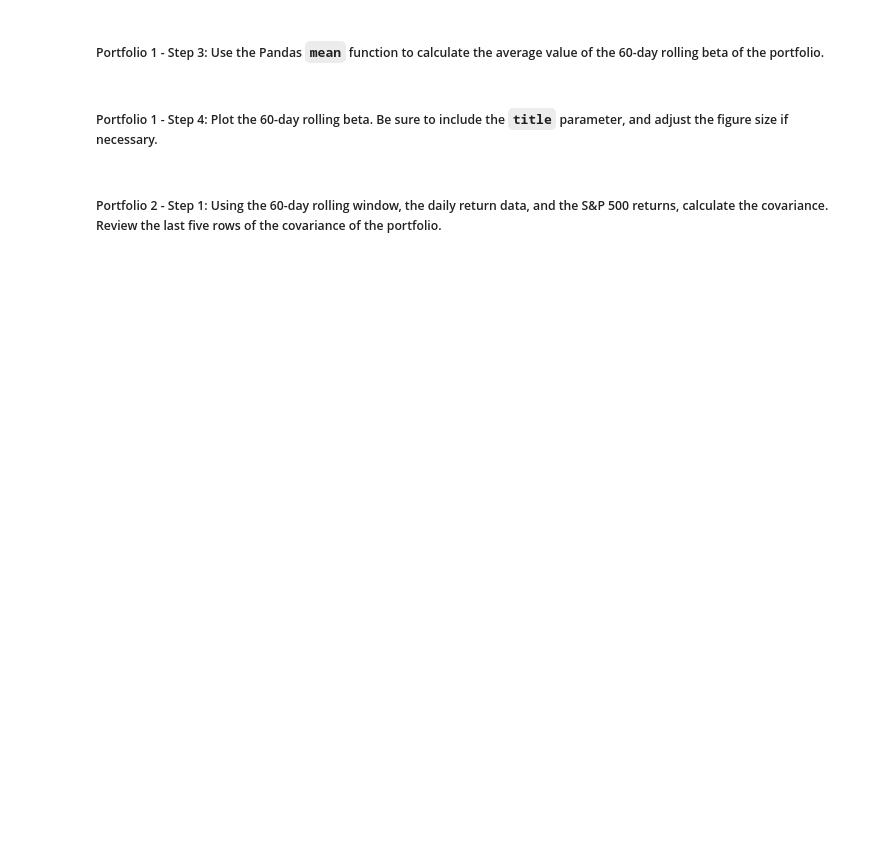
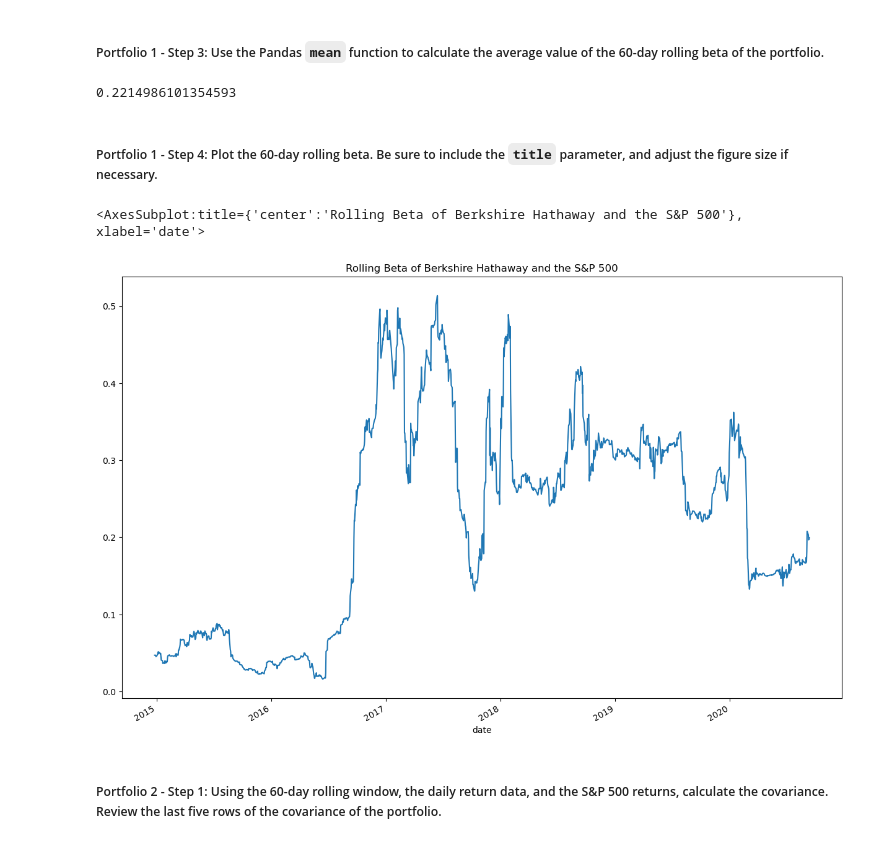
Before and after one commit to brianwander/Quantitative_Analysis, a Jupyter notebook: risk_return_analysis.ipynb, the cells around one changed output. Saved outputs shown, nothing was run; the diff lists cells and outputs as text; code cells hidden in the pictures; blank space fills up the shorter version.

Commit message:
Calculated Beta for two funds, added analysis and visualizations and commented code.

```diff
--- a/risk_return_analysis.ipynb
+++ b/risk_return_analysis.ipynb
@@ -403,6 +412,10 @@ sharpe_ratios.plot.bar(title="Sharpe Ratios of four funds and S&P 500",  figsize
 Your analysis is nearing completion. Now, you need to evaluate how the portfolios react relative to the broader market. Based on your analysis so far, choose two portfolios that you’re most likely to recommend as investment options.
 # %% [markdown]
 #### Use the Pandas `var` function to calculate the variance of the S&P 500 by using a 60-day rolling window. Visualize the last five rows of the variance of the S&P 500.
+# %%
+snp_daily_returns=daily_returns.iloc[:,4] #Saving the S&P 500 daily returns to its own series.
 # %%
 # Calculate the variance of the S&P 500 using a rolling 60-day window.
 # YOUR CODE HERE
+rolling_variance_snp=snp_daily_returns.rolling(window=60).var().dropna() #Calculating rolling variance of the S&P 500  daily returns using a 60  day rolling window.
+rolling_variance_snp.tail() #Displaying the last 5 values of the 60-day rolling variance of the S&P 500.
@@ -424,0 +442,7 @@ Your analysis is nearing completion. Now, you need to evaluate how the portfolio
+# %%
+# Calculate the covariance using a 60-day rolling window
+# Review the last five rows of the covariance data
+# YOUR CODE HERE
+#Portfolio 1 is Berkshire Hathaway Inc.
+covariance_berkshire_hathaway=daily_returns.iloc[:,3].rolling(window=60).cov(daily_returns.iloc[:,4]).dropna() #Calculating rolling  covariance of Berkshire Hathaway daily returns with the S&P 500 using a 60-day window.
+covariance_berkshire_hathaway.tail() #Displaying the last 5 values of the rolling covariance of Berkshire Hathaway & the S&P 500.
@@ -428,3 +460,5 @@ Your analysis is nearing completion. Now, you need to evaluate how the portfolio
 # Calculate the beta based on the 60-day rolling covariance compared to the market (S&P 500)
 # Review the last five rows of the beta information
 # YOUR CODE HERE
+beta_1=covariance_berkshire_hathaway/rolling_variance_snp #Calculating the beta between Berkshire Hathaway and the S&P 500.
+beta_1.tail() #Displaying the last 5 values of the rolling betas.
@@ -433,12 +475,20 @@ Your analysis is nearing completion. Now, you need to evaluate how the portfolio
 # %%
 # Calculate the average of the 60-day rolling beta
 # YOUR CODE HERE
+beta_1_mean=beta_1.mean() #Calculating mean of the rolling betas
+beta_1_mean #Printing the mean of the rolling betas.
+# %% [output]
+0.2214986101354593
 # %% [markdown]
 ##### Portfolio 1 - Step 4: Plot the 60-day rolling beta. Be sure to include the `title` parameter, and adjust the figure size if necessary.
 # %%
 # Plot the rolling beta
 # Include a title parameter and adjust the figure size
 # YOUR CODE HERE
+beta_1.plot(title="Rolling Beta of Berkshire Hathaway and the S&P 500",figsize=(15,10)) #Plotting the rolling beta of Berkshire Hathaway & the S&P 500.
+# %% [output]
+<AxesSubplot:title={'center':'Rolling Beta of Berkshire Hathaway and the S&P 500'}, xlabel='date'>
+[figure, added]
 # %% [markdown]
 ##### Portfolio 2 - Step 1: Using the 60-day rolling window, the daily return data, and the S&P 500 returns, calculate the covariance. Review the last five rows of the covariance of the portfolio.
 # %%
```
Also changed, not shown: parts of 25 cells of this notebook.
